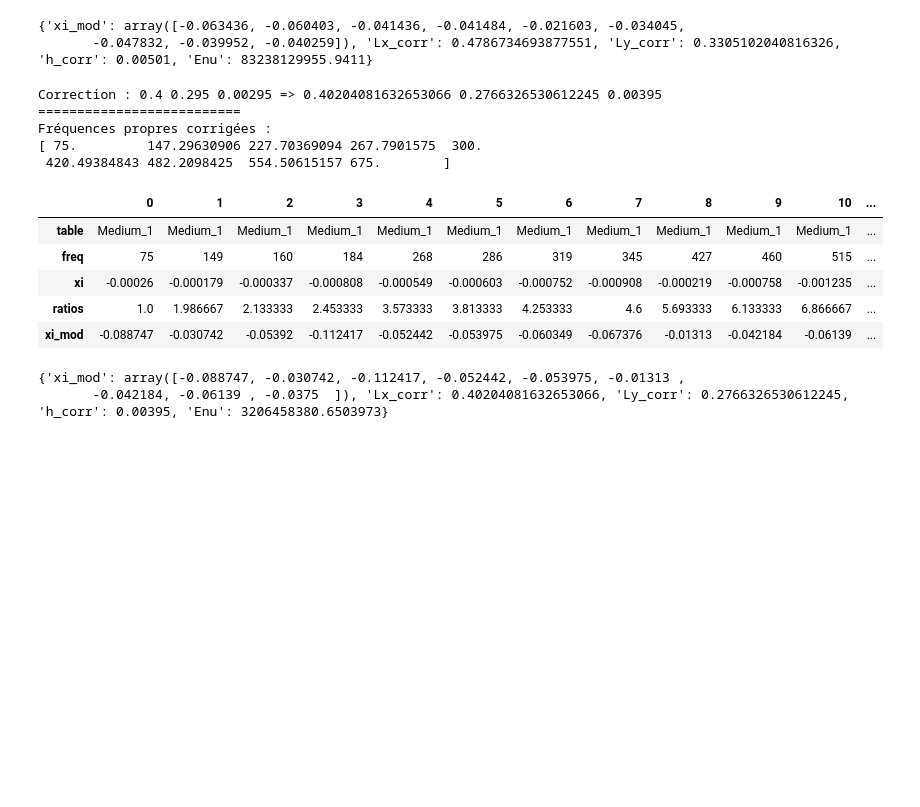
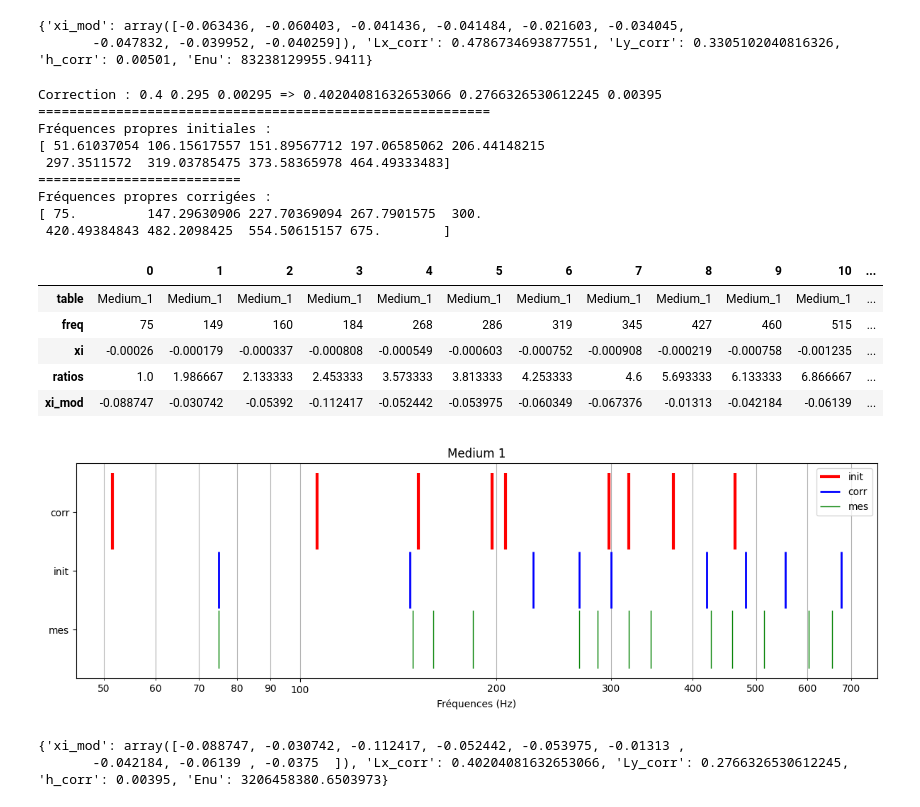
Before and after one commit to peladeaucome/ATIAM-PAM-AnalyseInstruments, a Jupyter notebook: Guitar_model/experiences/correction_plaques.ipynb, the cells around one changed output. Saved outputs shown, nothing was run; the diff lists cells and outputs as text; code cells hidden in the pictures; blank space fills up the shorter version.

```diff
--- a/Guitar_model/experiences/correction_plaques.ipynb
+++ b/Guitar_model/experiences/correction_plaques.ipynb
@@ -170,6 +206,9 @@ rho = 236e-3/Lx_init/Ly_init/h_init
 E = 2.7e9
 Lx_corr, Ly_corr, h_corr, nu_corr = u.corr_dim_AS_optim(modal_analysis_m1, Lx_init, Ly_init, h_init, rho, E, delta_l=10e-2, delta_h=2e-3, Nh=5, mode_idx=0, nu_cible=0.4, Nmatch=4, optim_tol=15)
 print("Correction :", Lx_init, Ly_init, h_init, "=>", Lx_corr, Ly_corr, h_corr)
+print("==========================================================\nFréquences propres initiales :")
+fn_init,_ = u.compute_AS_frequencies(Lx_init, Ly_init, h_init, nu_corr, E, rho)
+print(fn_init)
 print("==========================\nFréquences propres corrigées :")
 fn,_ = u.compute_AS_frequencies(Lx_corr, Ly_corr, h_corr, nu_corr, E, rho)
 print(fn)
@@ -177,6 +216,10 @@ import pandas as pd
 pd.DataFrame(modal_analysis_m1).T
 # %% [output]
 Correction : 0.4 0.295 0.00295 => 0.40204081632653066 0.2766326530612245 0.00395
+==========================================================
+Fréquences propres initiales :
+[ 51.61037054 106.15617557 151.89567712 197.06585062 206.44148215
+ 297.3511572  319.03785475 373.58365978 464.49333483]
 ==========================
 Fréquences propres corrigées :
 [ 75.         147.29630906 227.70369094 267.7901575  300.
@@ -187,6 +230,32 @@ Fréquences propres corrigées :
 | xi | -0.00026 | -0.000179 | -0.000337 | -0.000808 | -0.000549 | -0.000603 | -0.000752 | -0.000908 | -0.000219 | -0.000758 | -0.001235 | ... |
 | ratios | 1.0 | 1.986667 | 2.133333 | 2.453333 | 3.573333 | 3.813333 | 4.253333 | 4.6 | 5.693333 | 6.133333 | 6.866667 | ... |
 | xi_mod | -0.088747 | -0.030742 | -0.05392 | -0.112417 | -0.052442 | -0.053975 | -0.060349 | -0.067376 | -0.01313 | -0.042184 | -0.06139 | ... |
+# %%
+fig = plt.figure()
+ax1 = fig.add_subplot(111)
+
+ax1.vlines(fn_init, 0.61,1, label="init", ls="-", alpha=1, color="r", lw=3)
+ax1.vlines(fn, 0.31,0.6, label="corr", ls="-", alpha=1, color="b", lw=2)
+ax1.vlines(modal_analysis_m1[ "freq"], 0,0.3,label="mes", ls="-", alpha=1, color="g", lw=1)
+ax1.set_xscale('log')
+ax1.grid(which="both", axis="x")
+ax1.set_yticks([0.2,0.5,0.8])
+ax1.set_yticklabels(["mes","init","corr"])
+ax1.legend()
+ax1.set_xlabel("Fréquences (Hz)")
+ax1.set_ylabel("")
+ax1.set_title(r"Medium 1")
+ax1.set_xlim()
+ax1.set_ylim()
+import matplotlib.ticker as mticker
+ax1.xaxis.set_minor_formatter(mticker.ScalarFormatter())
+ax1.xaxis.set_major_formatter(mticker.ScalarFormatter())
+
+fig.tight_layout()
+
+plt.show()
+# %% [output]
+[figure, added]
 # %%
 m1_corrige = {
     "xi_mod" : np.array([-0.088747, -0.030742, -0.112417, -0.052442, -0.053975, -0.01313, -0.042184, -0.06139, -0.0375]),
```
Also changed, not shown: parts of 3 cells of this notebook, 1 other file.
